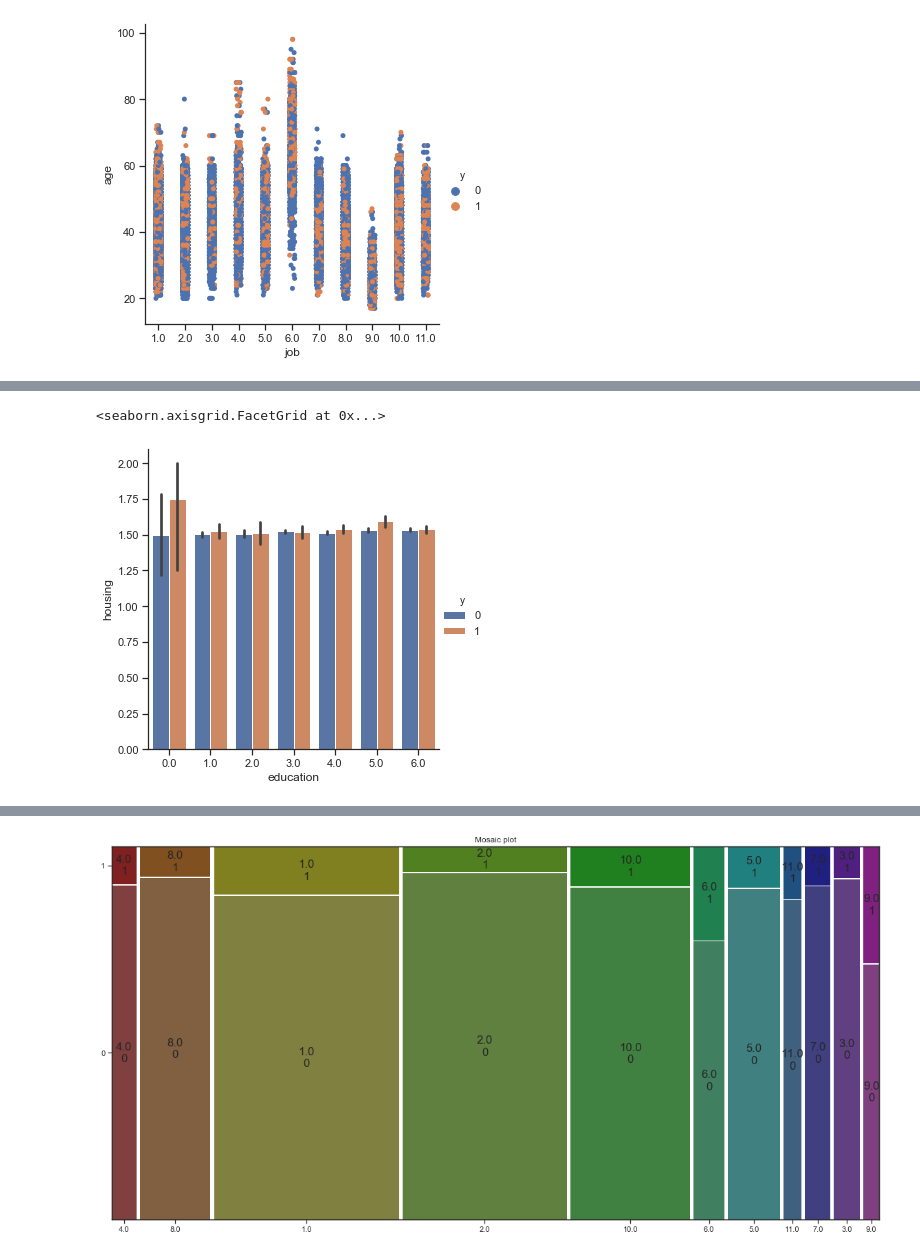
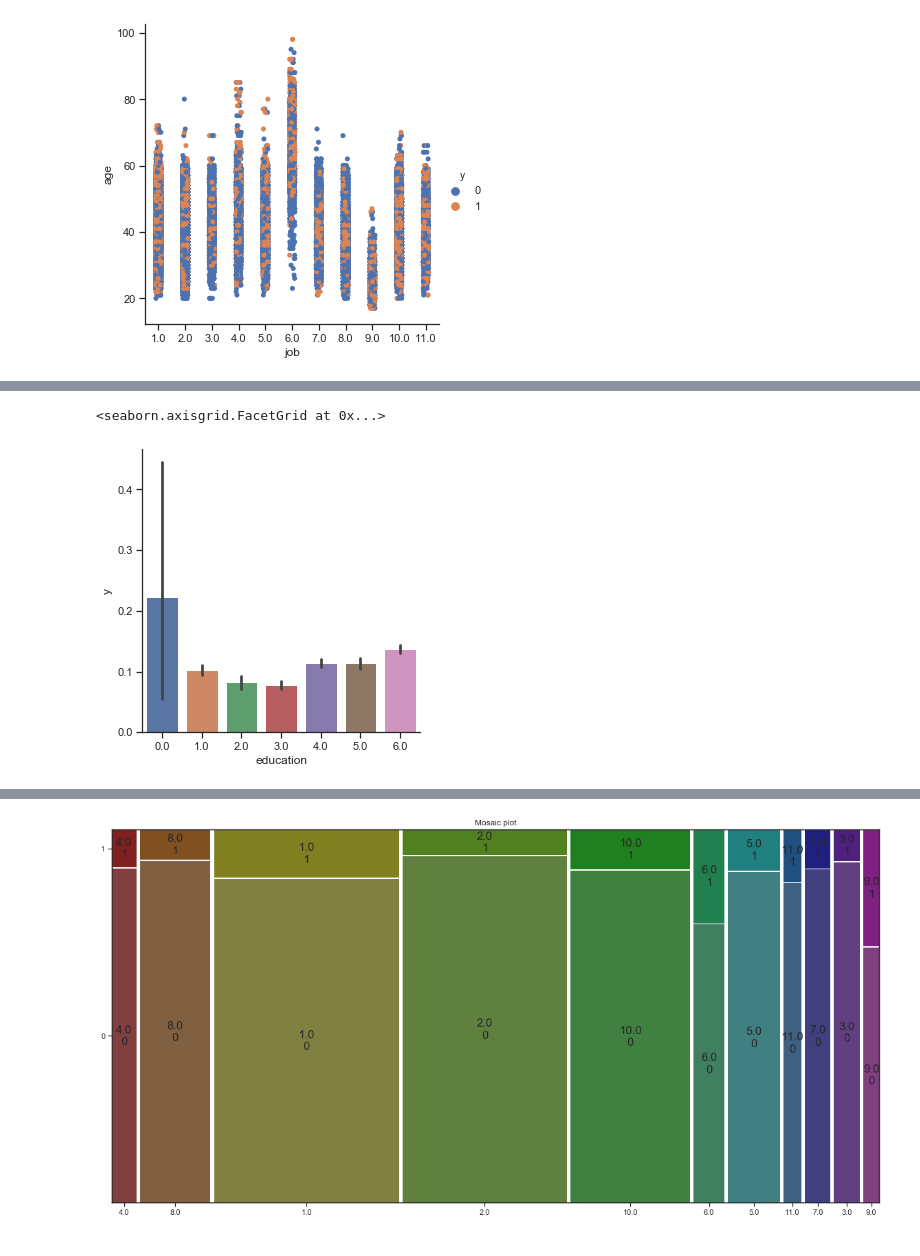
Before and after one commit to Dataforreal/springboard, a Jupyter notebook: Capstone_1/Capstone_Project_1.ipynb, the cells around one changed output, grey strips where cells are left out. Saved outputs shown, nothing was run; the diff lists cells and outputs as text; code cells hidden in the pictures.

```diff
--- a/Capstone_1/Capstone_Project_1.ipynb
+++ b/Capstone_1/Capstone_Project_1.ipynb
@@ -794,5 +804,5 @@ sns.catplot(x="job", y="age", data=train, hue = 'y')
 # %%
-sns.catplot(x="education", y="housing", hue="y", kind="bar", data=train)
+sns.catplot(x="education", y="y", kind="bar", data=train)
 # %% [output]
 <seaborn.axisgrid.FacetGrid at 0x...>
-[figure, old version]
+[figure, new version]
```
Also changed, not shown: parts of 4 cells of this notebook, 1 other file.
